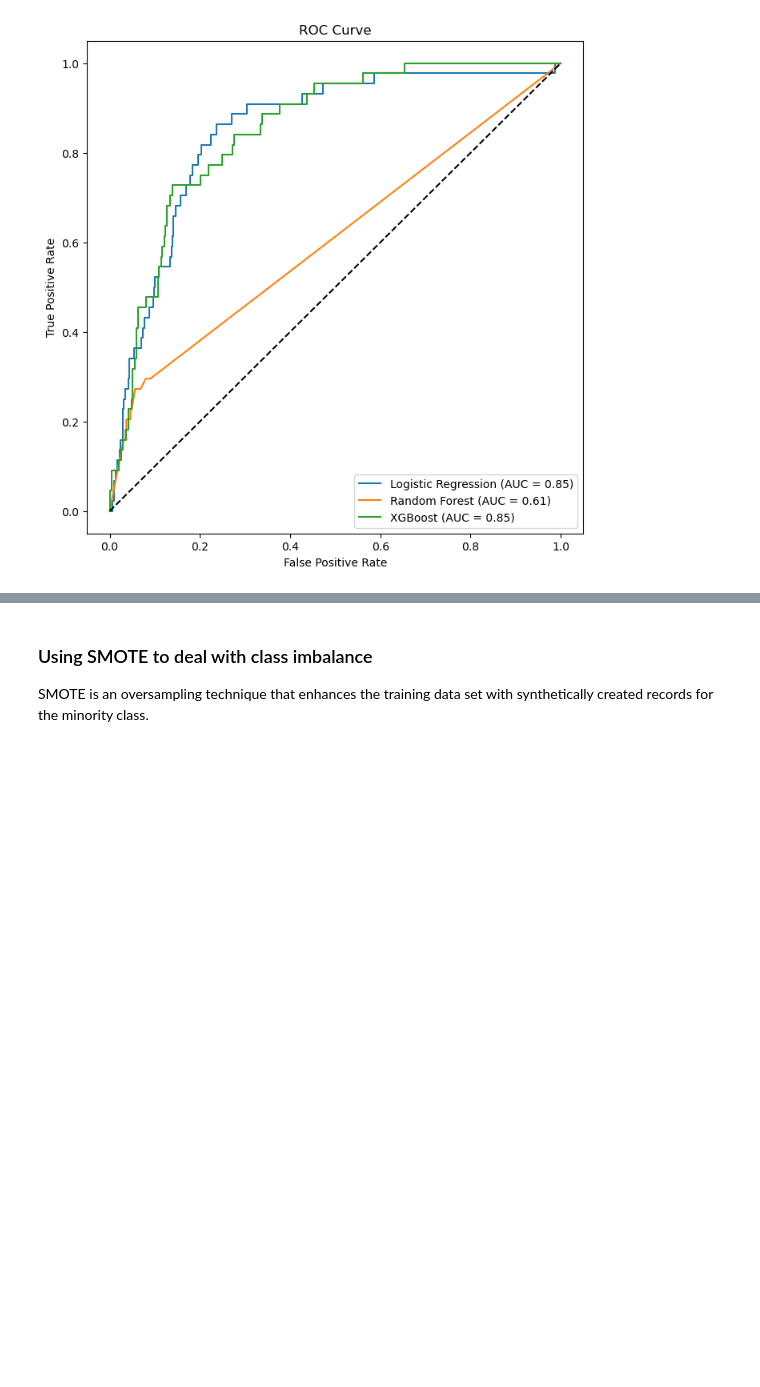
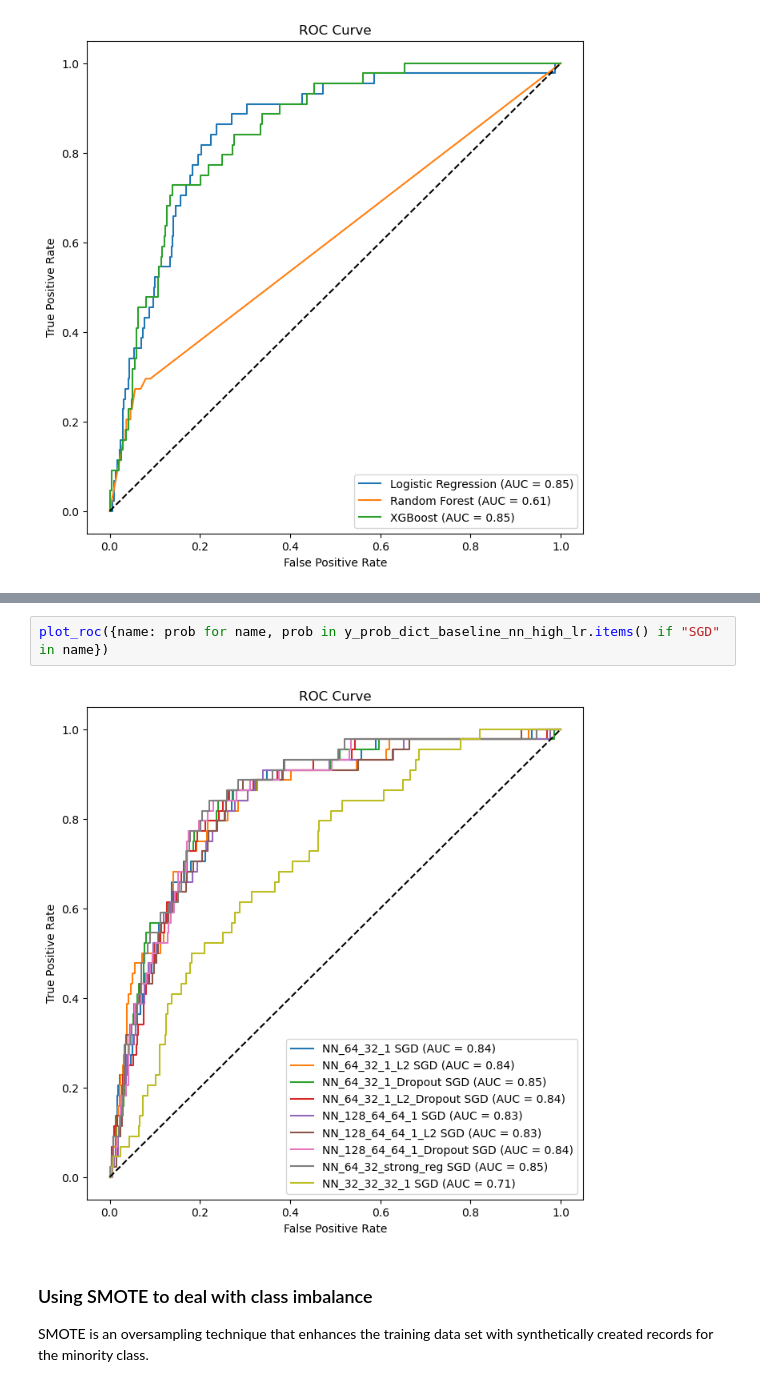
Before and after one commit to MrWlobo/Oral_Cancer_Prediction, a Jupyter notebook: main.ipynb, the cells around one changed output, grey strips where cells are left out. Cells and saved outputs as stored; diff of their text form; blank space fills up the shorter version.

```diff
--- a/main.ipynb
+++ b/main.ipynb
@@ -646,3 +650,7 @@ plot_roc(y_prob_dict_baseline_nn_high_lr)
+# %%
+plot_roc({name: prob for name, prob in y_prob_dict_baseline_nn_high_lr.items() if "SGD" in name})
+# %% [output]
+[figure, added]
 # %% [markdown]
 ### Using SMOTE to deal with class imbalance
 SMOTE is an oversampling technique that enhances the training data set with synthetically created records for the minority class.
```
Also changed, not shown: parts of 4 cells of this notebook.
